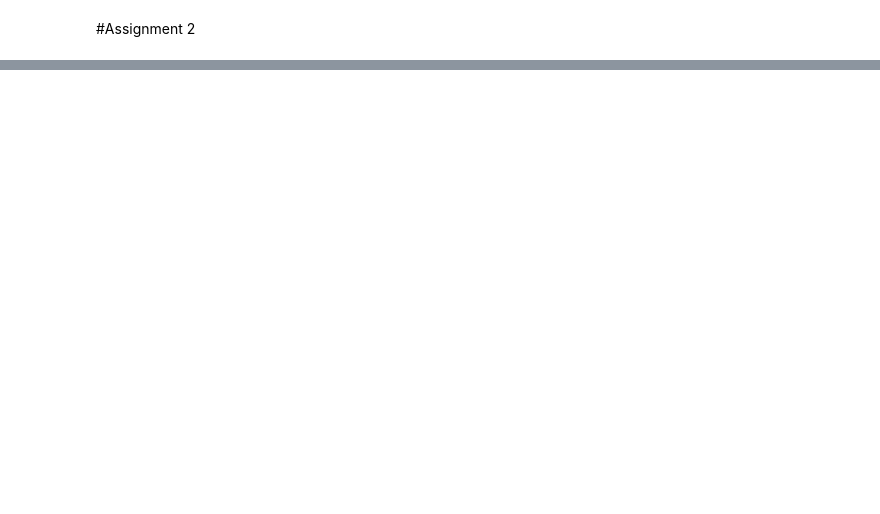
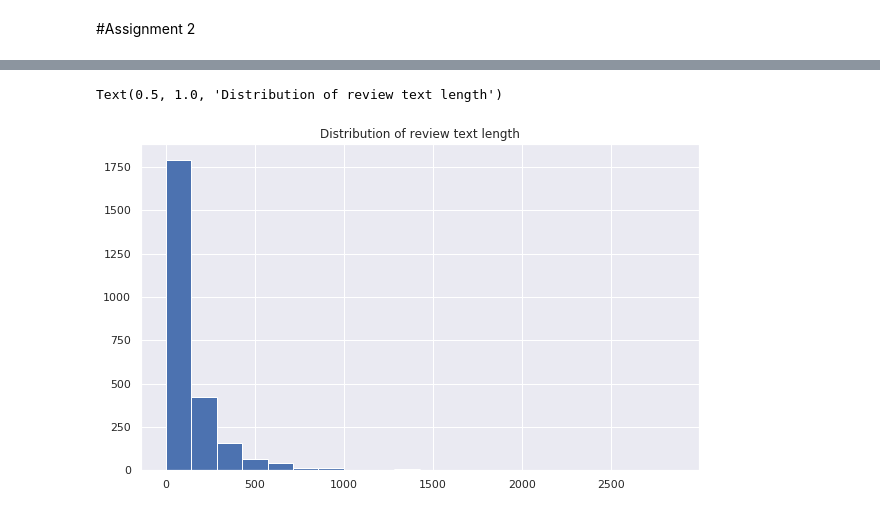
Before and after one commit to lahirurane/MERN_Example, a Jupyter notebook: UTS_ML2019_A2_.ipynb, the cells around one changed output, grey strips where cells are left out. Saved outputs shown, nothing was run; the diff lists cells and outputs as text; code cells hidden in the pictures; blank space fills up the shorter version.

Commit message:
Updated with new dataset amazon echo

```diff
--- a/UTS_ML2019_A2_.ipynb
+++ b/UTS_ML2019_A2_.ipynb
@@ -92,0 +50,2 @@ plt.show()
+# %%
+dataset['review_item_length'] = dataset.verified_reviews.apply(lambda x: len(x))
@@ -92,0 +63,3 @@ plt.show()
+# %%
+# remove special characters, numbers, punctuations
+dataset['review_clear'] = dataset['verified_reviews'].str.replace("[^a-zA-Z#]", " ")
@@ -92,0 +68,6 @@ plt.show()
+# %%
+dataset['review_clear'] = dataset.review_clear.apply(lambda x: x.lower())
+# %%
+data_train, data_test = train_test_split(dataset, test_size=0.2, random_state=42)
+print("train data", data_train.count())
+data_train.head()
@@ -92,0 +116,6 @@ plt.show()
+# %%
+data_train['review_item_length'].hist(bins=20)
+plt.title('Distribution of review text length')
+# %% [output]
+Text(0.5, 1.0, 'Distribution of review text length')
+[figure, added]
```
Also changed, not shown: parts of 43 cells of this notebook.
